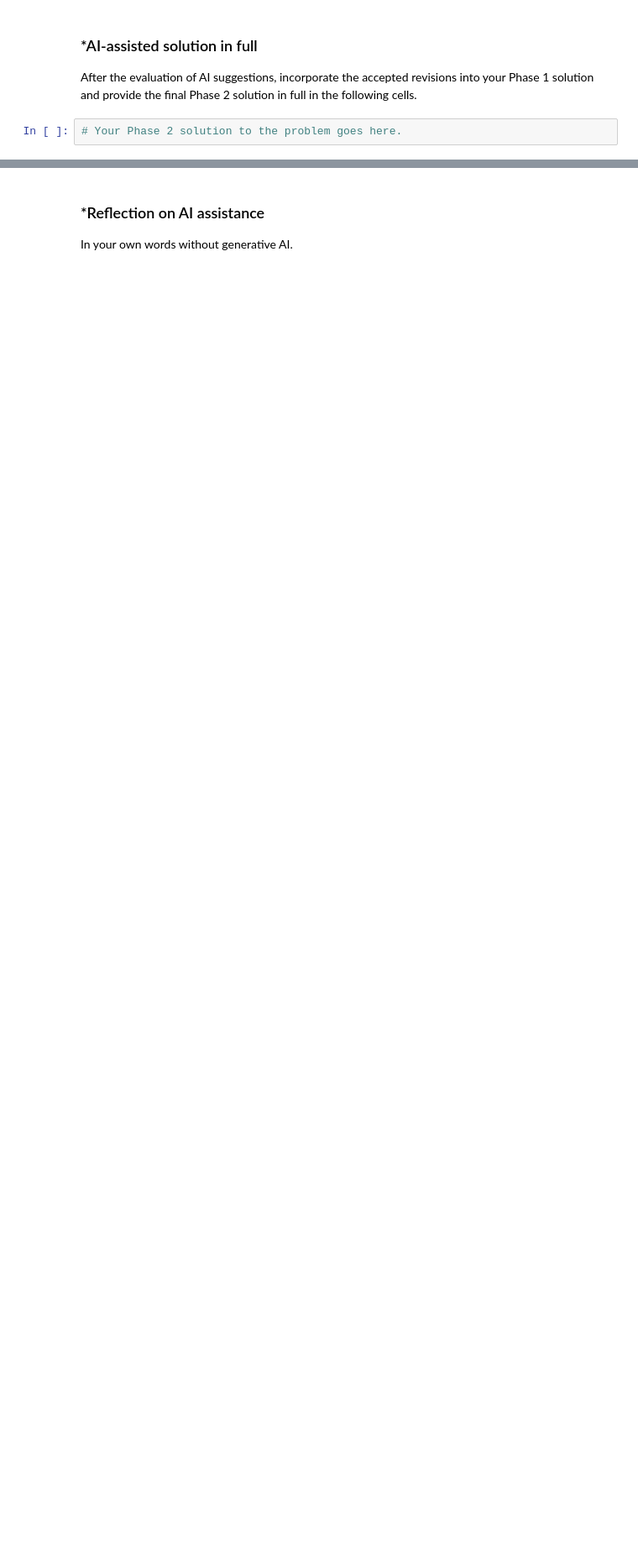
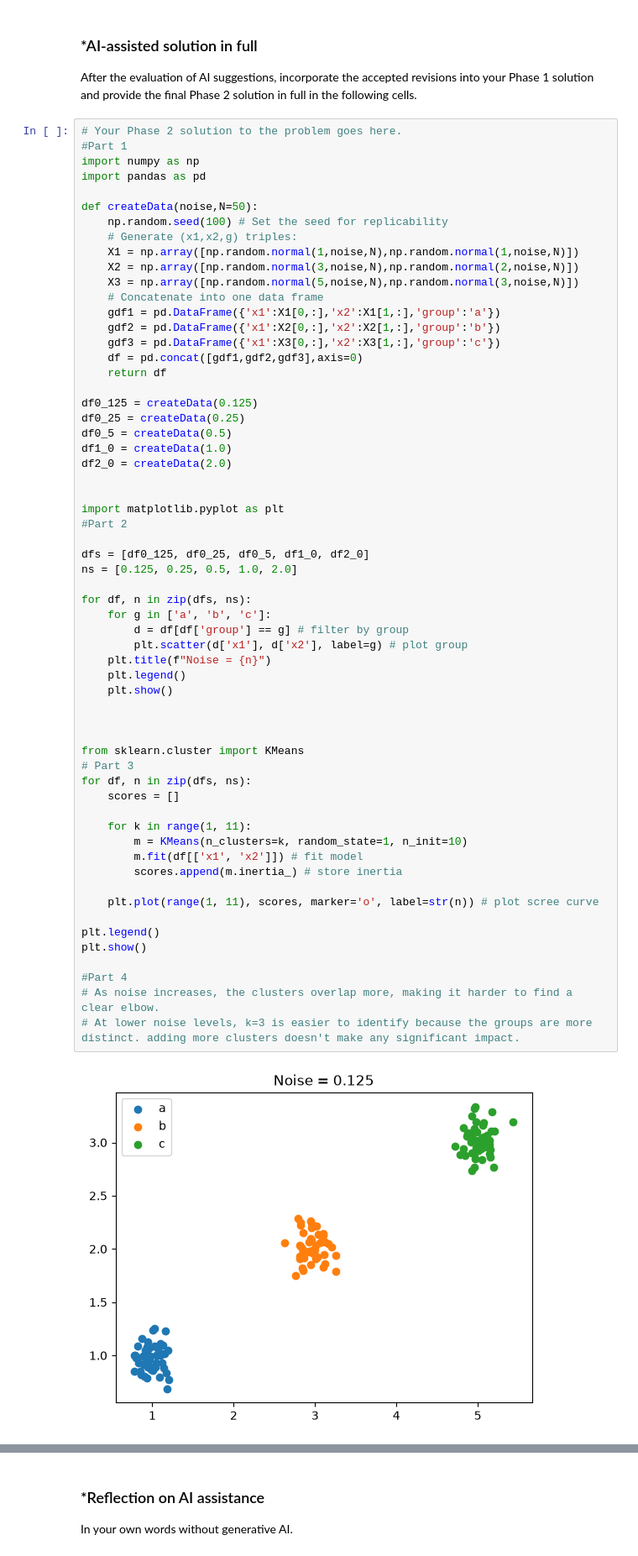
Before and after one commit to riyanippani/A04-clustering, a Jupyter notebook: notebook.ipynb, the cells around one changed output, grey strips where cells are left out. Shown at 84% size. Saved outputs shown, nothing was run; the diff lists cells and outputs as text; blank space fills up the shorter version.

```diff
--- a/notebook.ipynb
+++ b/notebook.ipynb
@@ -321,3 +333,63 @@ Keep Phase 1 frozen.
 After the evaluation of AI suggestions, incorporate the accepted revisions into your Phase 1 solution and provide the final Phase 2 solution in full in the following cells.
 # %%
 # Your Phase 2 solution to the problem goes here.
+#Part 1
+import numpy as np
+import pandas as pd
+
+def createData(noise,N=50):
+    np.random.seed(100) # Set the seed for replicability
+    # Generate (x1,x2,g) triples:
+    X1 = np.array([np.random.normal(1,noise,N),np.random.normal(1,noise,N)])
+    X2 = np.array([np.random.normal(3,noise,N),np.random.normal(2,noise,N)])
+    X3 = np.array([np.random.normal(5,noise,N),np.random.normal(3,noise,N)])
+    # Concatenate into one data frame
+    gdf1 = pd.DataFrame({'x1':X1[0,:],'x2':X1[1,:],'group':'a'})
+    gdf2 = pd.DataFrame({'x1':X2[0,:],'x2':X2[1,:],'group':'b'})
+    gdf3 = pd.DataFrame({'x1':X3[0,:],'x2':X3[1,:],'group':'c'})
+    df = pd.concat([gdf1,gdf2,gdf3],axis=0)
+    return df
+
+df0_125 = createData(0.125)
+df0_25 = createData(0.25)
+df0_5 = createData(0.5)
+df1_0 = createData(1.0)
+df2_0 = createData(2.0)
+
+
+import matplotlib.pyplot as plt
+#Part 2
+
+dfs = [df0_125, df0_25, df0_5, df1_0, df2_0]
+ns = [0.125, 0.25, 0.5, 1.0, 2.0]
+
+for df, n in zip(dfs, ns):
+    for g in ['a', 'b', 'c']:
+        d = df[df['group'] == g] # filter by group
+        plt.scatter(d['x1'], d['x2'], label=g) # plot group
+    plt.title(f"Noise = {n}")
+    plt.legend()
+    plt.show()
+
+
+
+from sklearn.cluster import KMeans
+# Part 3
+for df, n in zip(dfs, ns):
+    scores = []
+
+    for k in range(1, 11):
+        m = KMeans(n_clusters=k, random_state=1, n_init=10)
+        m.fit(df[['x1', 'x2']]) # fit model
+        scores.append(m.inertia_) # store inertia
+
+    plt.plot(range(1, 11), scores, marker='o', label=str(n)) # plot scree curve
+
+plt.legend()
+plt.show()
+
+#Part 4
+# As noise increases, the clusters overlap more, making it harder to find a clear elbow.
+# At lower noise levels, k=3 is easier to identify because the groups are more distinct. adding more clusters doesn't make any significant impact.
+# %% [output]
+[figure, added]
```
Also changed, not shown: parts of 9 cells of this notebook.
